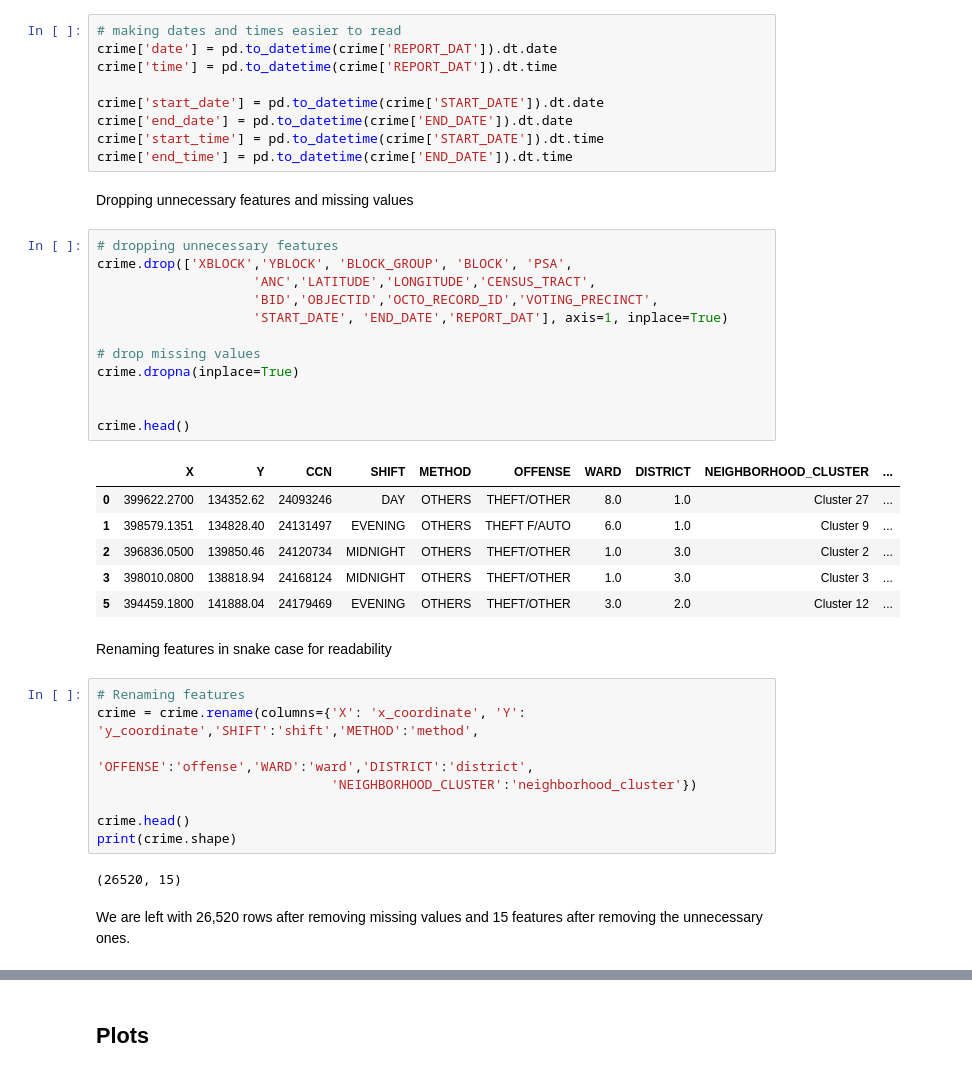
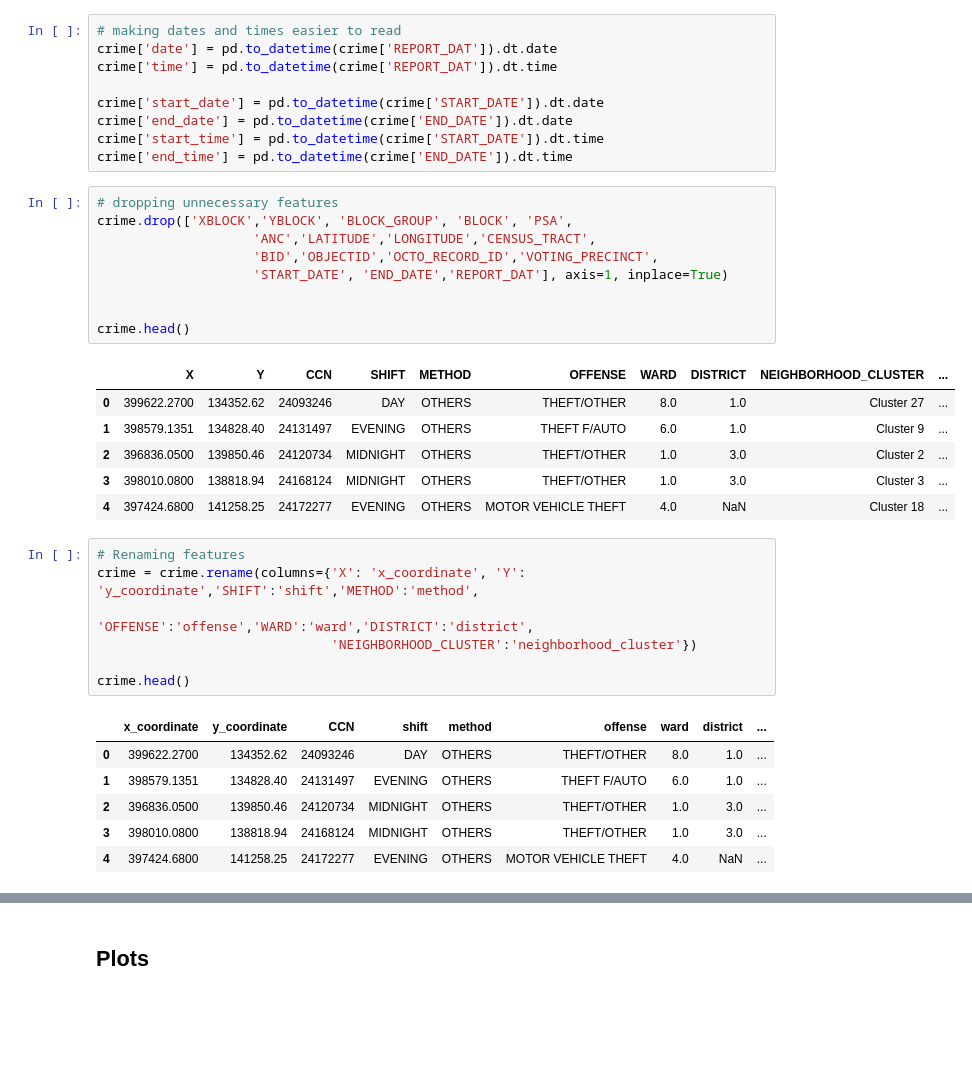
Before and after one commit to salamutu/DS-Final-Project, a Jupyter notebook: ds_final_project.ipynb, the cells around one changed output, grey strips where cells are left out. Cells and saved outputs as stored; diff of their text form; blank space fills up the shorter version.

```diff
--- a/ds_final_project.ipynb
+++ b/ds_final_project.ipynb
@@ -66,29 +60,22 @@ crime['start_date'] = pd.to_datetime(crime['START_DATE']).dt.date
 crime['end_date'] = pd.to_datetime(crime['END_DATE']).dt.date
 crime['start_time'] = pd.to_datetime(crime['START_DATE']).dt.time
 crime['end_time'] = pd.to_datetime(crime['END_DATE']).dt.time
-# %% [markdown]
-Dropping unnecessary features and missing values
 # %%
 # dropping unnecessary features
 crime.drop(['XBLOCK','YBLOCK', 'BLOCK_GROUP', 'BLOCK', 'PSA',
                     'ANC','LATITUDE','LONGITUDE','CENSUS_TRACT',
                     'BID','OBJECTID','OCTO_RECORD_ID','VOTING_PRECINCT',
                     'START_DATE', 'END_DATE','REPORT_DAT'], axis=1, inplace=True)
 
-# drop missing values
-crime.dropna(inplace=True)
-
 
 crime.head()
 # %% [output]
 |  | X | Y | CCN | SHIFT | METHOD | OFFENSE | WARD | DISTRICT | NEIGHBORHOOD_CLUSTER | ... |
 | 0 | 399622.2700 | 134352.62 | 24093246 | DAY | OTHERS | THEFT/OTHER | 8.0 | 1.0 | Cluster 27 | ... |
 | 1 | 398579.1351 | 134828.40 | 24131497 | EVENING | OTHERS | THEFT F/AUTO | 6.0 | 1.0 | Cluster 9 | ... |
 | 2 | 396836.0500 | 139850.46 | 24120734 | MIDNIGHT | OTHERS | THEFT/OTHER | 1.0 | 3.0 | Cluster 2 | ... |
 | 3 | 398010.0800 | 138818.94 | 24168124 | MIDNIGHT | OTHERS | THEFT/OTHER | 1.0 | 3.0 | Cluster 3 | ... |
-| 5 | 394459.1800 | 141888.04 | 24179469 | EVENING | OTHERS | THEFT/OTHER | 3.0 | 2.0 | Cluster 12 | ... |
+| 4 | 397424.6800 | 141258.25 | 24172277 | EVENING | OTHERS | MOTOR VEHICLE THEFT | 4.0 | NaN | Cluster 18 | ... |
-# %% [markdown]
-Renaming features in snake case for readability
 # %%
 # Renaming features
 crime = crime.rename(columns={'X': 'x_coordinate', 'Y': 'y_coordinate','SHIFT':'shift','METHOD':'method',
@@ -96,10 +83,12 @@ crime = crime.rename(columns={'X': 'x_coordinate', 'Y': 'y_coordinate','SHIFT':'
                               'NEIGHBORHOOD_CLUSTER':'neighborhood_cluster'})
 
 crime.head()
-print(crime.shape)
 # %% [output]
-(26520, 15)
+|  | x_coordinate | y_coordinate | CCN | shift | method | offense | ward | district | ... |
+| 0 | 399622.2700 | 134352.62 | 24093246 | DAY | OTHERS | THEFT/OTHER | 8.0 | 1.0 | ... |
+| 1 | 398579.1351 | 134828.40 | 24131497 | EVENING | OTHERS | THEFT F/AUTO | 6.0 | 1.0 | ... |
+| 2 | 396836.0500 | 139850.46 | 24120734 | MIDNIGHT | OTHERS | THEFT/OTHER | 1.0 | 3.0 | ... |
+| 3 | 398010.0800 | 138818.94 | 24168124 | MIDNIGHT | OTHERS | THEFT/OTHER | 1.0 | 3.0 | ... |
+| 4 | 397424.6800 | 141258.25 | 24172277 | EVENING | OTHERS | MOTOR VEHICLE THEFT | 4.0 | NaN | ... |
-# %% [markdown]
-We are left with 26,520 rows after removing missing values and 15 features after removing the unnecessary ones.
 # %% [markdown]
 ## Feature Description
```
Also changed, not shown: parts of 19 cells of this notebook.
